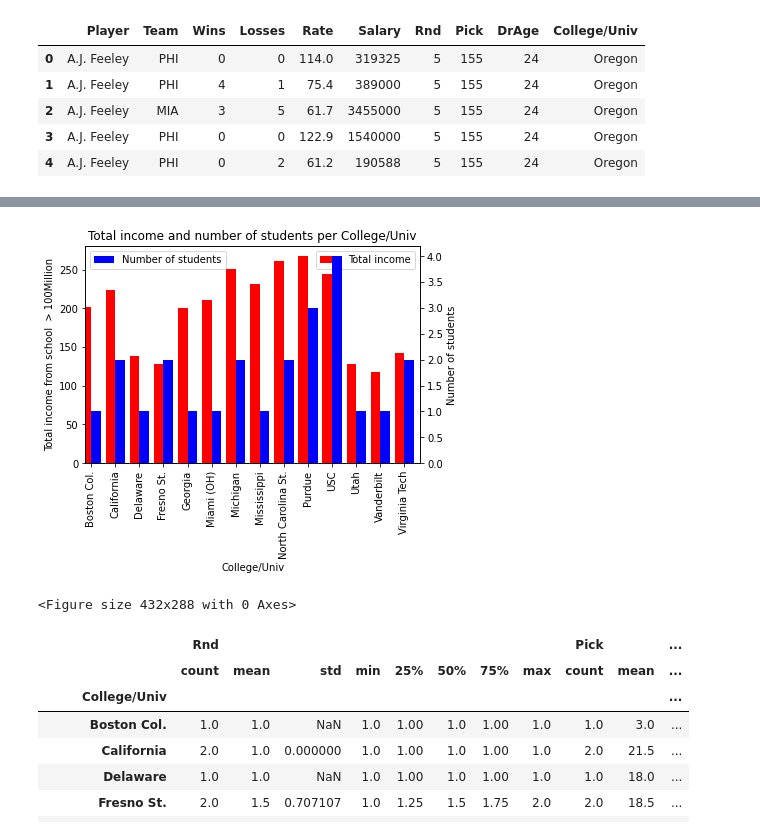
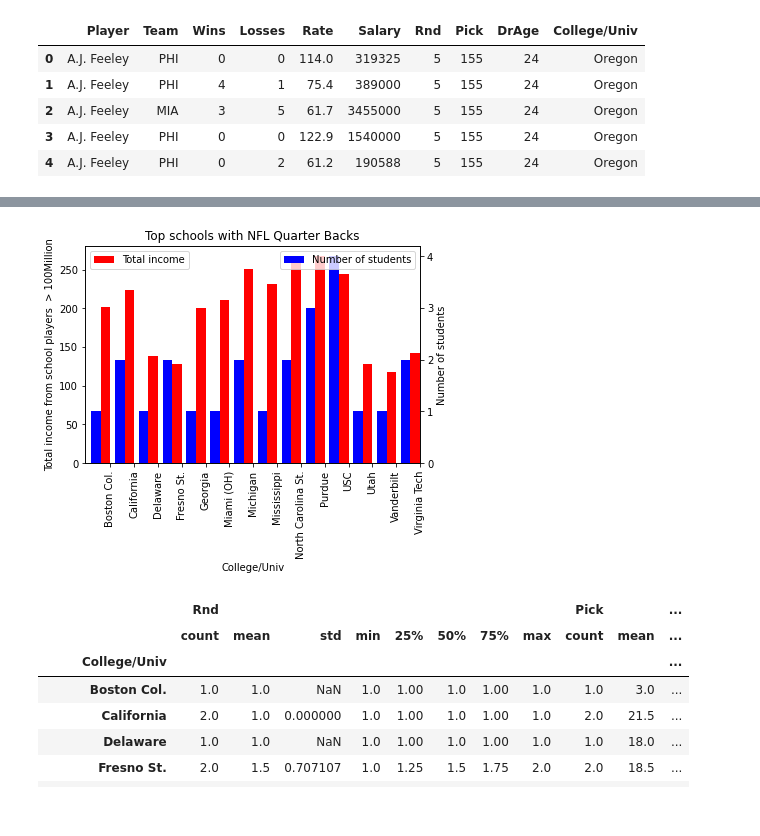
Before and after one commit to mikejackson35/mica_team, a Jupyter notebook: ig_mica_project1.ipynb, the cells around one changed output, grey strips where cells are left out. Saved outputs shown, nothing was run; the diff lists cells and outputs as text; code cells hidden in the pictures.

Commit message:
Nearly final version. Has all working plots

```diff
--- a/ig_mica_project1.ipynb
+++ b/ig_mica_project1.ipynb
@@ -166,27 +179,27 @@ df1=college_summary[college_summary["Total"] > 100]
 # %%
 #Create a  bar graph
 fig = plt.figure() # Create matplotlib figure
 ax = fig.add_subplot(111) # Create matplotlib axes
 ax2 = ax.twinx() # Create another axes that shares the same x-axis as ax.
-
+plt.title("Top schools with NFL Quarter Backs")
 width = 0.4
 #Total $
 df1.plot(kind='bar', color='red', ax=ax, width=width, position=1,y="Total",label="Total income")
 #Total number of players
-df1["Total$"].plot(kind='bar', color='blue', ax=ax2, width=width, position=0, y="count", label="Number of students")
-ax.set_title("Total income and number of students per College/Univ")
-ax.set_ylabel('Total income from school  > 100Million')
+df1["Total$"].plot(kind='bar', color='blue', ax=ax2, width=width, position=2, y="count", label="Number of students")
+ax2.set_yticks([0, 1, 2, 3, 4])
+ax.set_ylabel('Total income from school players  > 100Million')
 ax2.set_ylabel('Number of students')
-#ax.set_xticks(df1["College/Univ"])
-ax.legend(loc=1)
-ax2.legend(loc=2)
-ax.plot(figsize=(30, 30))
-#ax.legend(fancybox=True, framealpha=1, shadow=True, borderpad=1, loc=2)
+ax.legend(loc=2)
+ax2.legend(loc=1)
+plt.xticks(rotation=45)
+#plt.legend()
 plt.show()
-plt.savefig('Output/barplot_Income_vs_school.png')
+
+fig.tight_layout()
+fig.savefig('Output/barplot_Income_vs_school.png')
 # %% [output]
-[figure, old version]
+[figure, new version]
-<Figure size 432x288 with 0 Axes>
 # %%
 #Example fucntion to do stacked bar graphs with animation. Not used in the project
 
```
Also changed, not shown: parts of 13 cells of this notebook, 2 other files.
